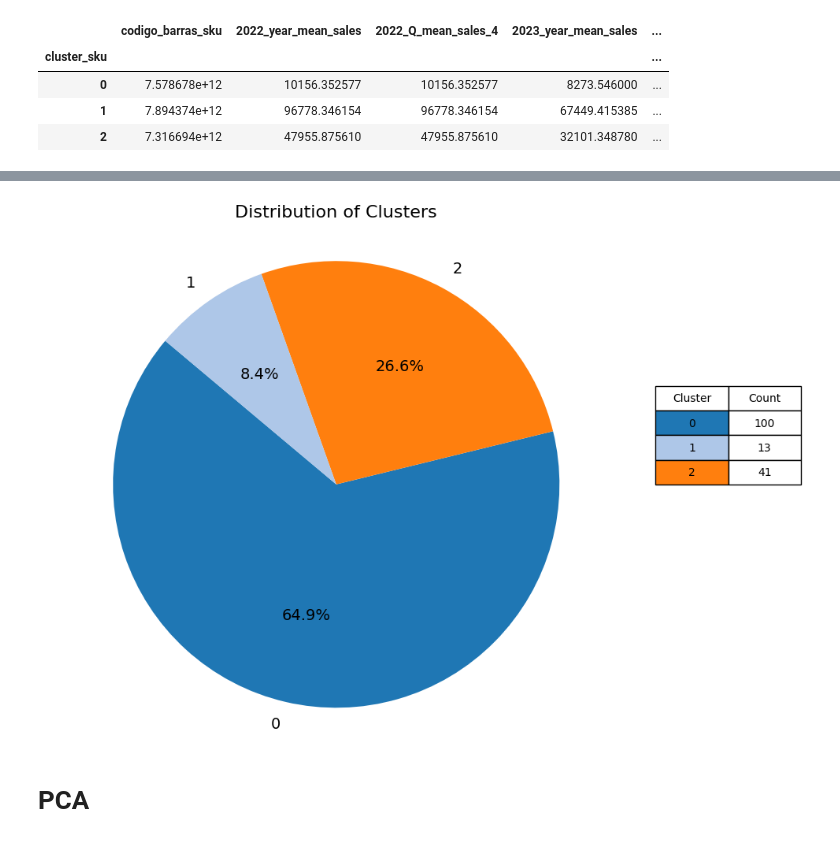
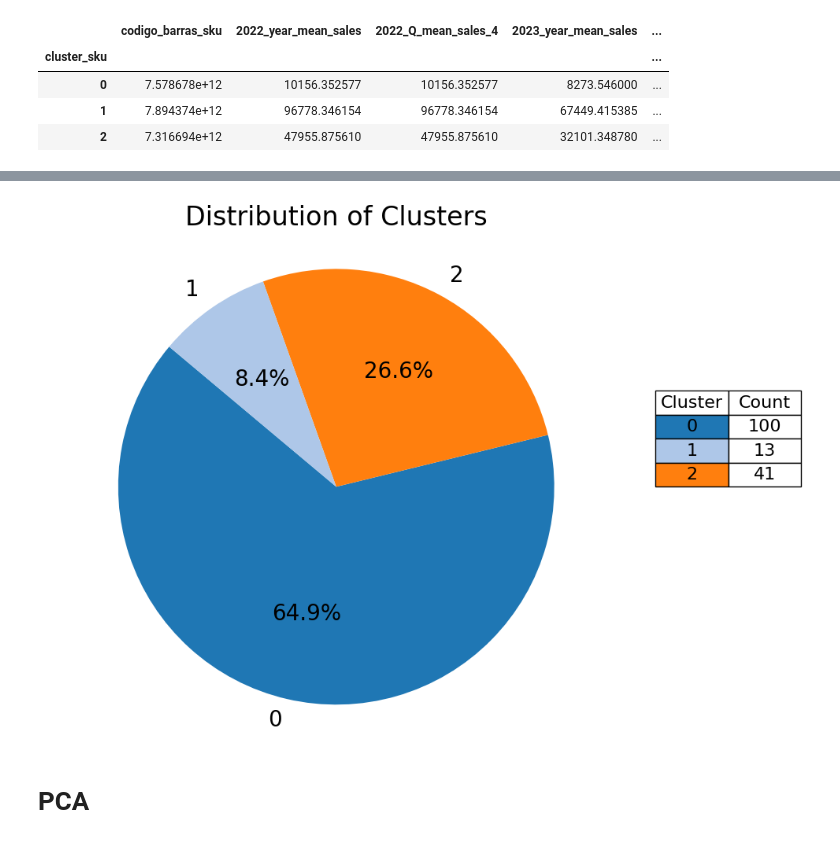
Before and after one commit to SantiagoRomanoOddone/MasterThesis, a Jupyter notebook: clustering/clustering_lab.ipynb, the cells around one changed output, grey strips where cells are left out. Cells and saved outputs as stored; diff of their text form; code cells hidden in the pictures.

```diff
--- a/clustering/clustering_lab.ipynb
+++ b/clustering/clustering_lab.ipynb
@@ -619 +619,5 @@ all_metrics
 154 rows × 13 columns
+# %%
+filter = features[['codigo_barras_sku', 'cluster_sku']].drop_duplicates()
+all_metrics = all_metrics.merge(filter, on=['codigo_barras_sku'], how='inner')
+all_metrics
@@ -826,31 +872,31 @@ plt.show()
 # %%
 # Get the value counts for the 'cluster' column
 cluster_counts = all_metrics['cluster_sku'].value_counts()
 
 # Plot the pie chart
 fig, ax = plt.subplots(figsize=(10, 7))
-ax.pie(cluster_counts, labels=cluster_counts.index, autopct='%1.1f%%', startangle=140, colors=[cluster_colors[cluster] for cluster in cluster_counts.index], textprops={'fontsize': 14})
-ax.set_title('Distribution of Clusters', fontsize=16, pad=20, loc='center')  # Center the title
+ax.pie(cluster_counts, labels=cluster_counts.index, autopct='%1.1f%%', startangle=140, colors=[cluster_colors[cluster] for cluster in cluster_counts.index], textprops={'fontsize': 20})
+ax.set_title('Distribution of Clusters', fontsize=24, pad=20, loc='center')  # Center the title
 ax.axis('equal')  # Equal aspect ratio ensures that pie is drawn as a circle.
 
 # Add a table with the cluster counts in the top right corner
 table_data = cluster_counts.reset_index()
 table_data.columns = ['Cluster', 'Count']
 table_data = table_data.sort_values(by='Cluster')  # Sort the table data by 'Cluster'
 
 # Create cell colors based on the cluster colors
 cell_colors = [[cluster_colors[cluster], 'white'] for cluster in table_data['Cluster']]
 
 table = plt.table(cellText=table_data.values, colLabels=table_data.columns, cellLoc='center', loc='upper right', bbox=[1.05, 0.5, 0.25, 0.2], cellColours=cell_colors)
 table.auto_set_font_size(False)
-table.set_fontsize(10)
+table.set_fontsize(16)
 table.scale(0.8, 0.8)  # Make the table smaller
 
 # Show the plot
 plt.tight_layout()
 plt.show()
 # %% [output]
-[figure, old version]
+[figure, new version]
 # %%
 # saving the parquet file with the cluster info
 features.to_parquet('../features/processed/cleaned_features.parquet')
```
Also changed, not shown: parts of 5 cells of this notebook.
